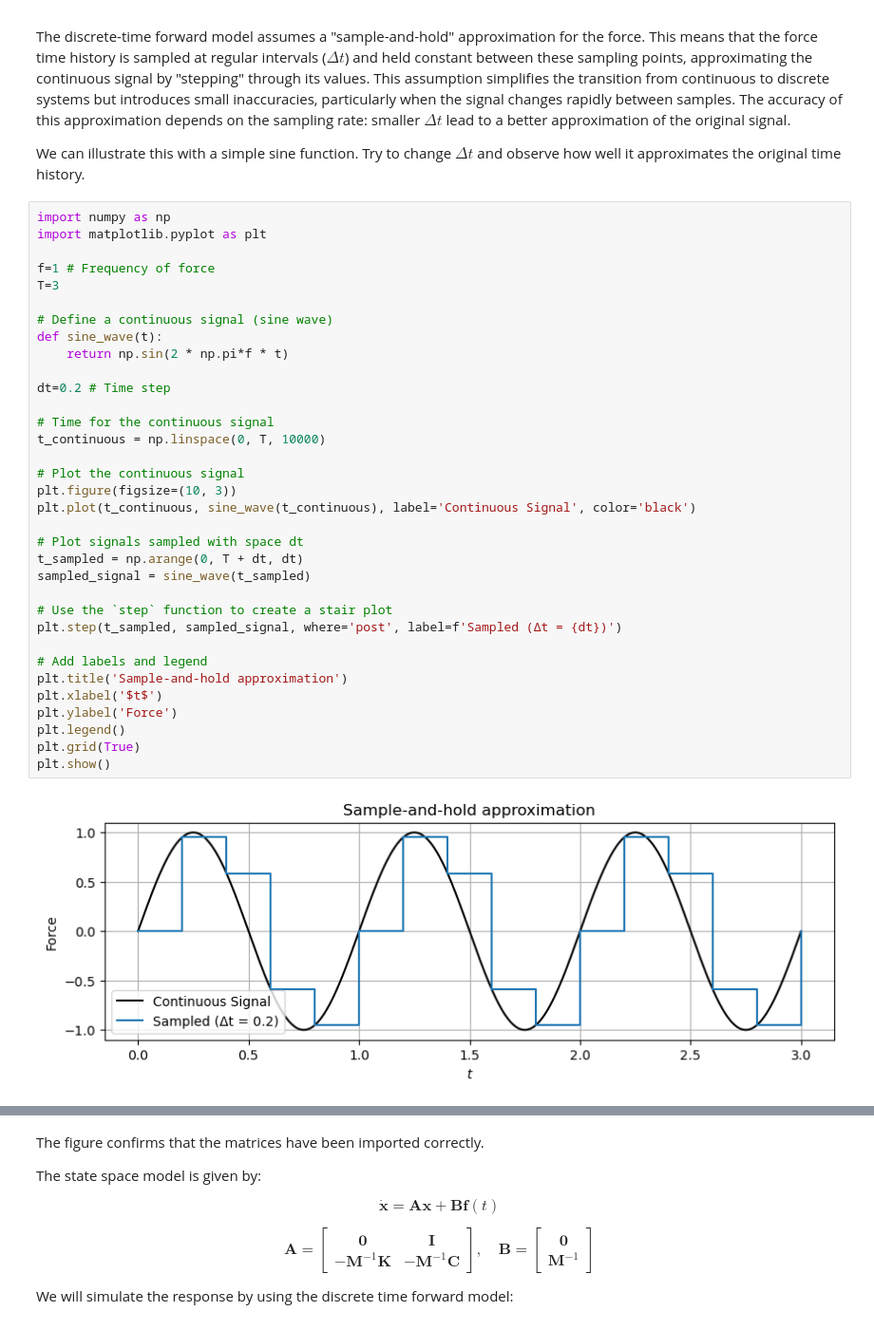
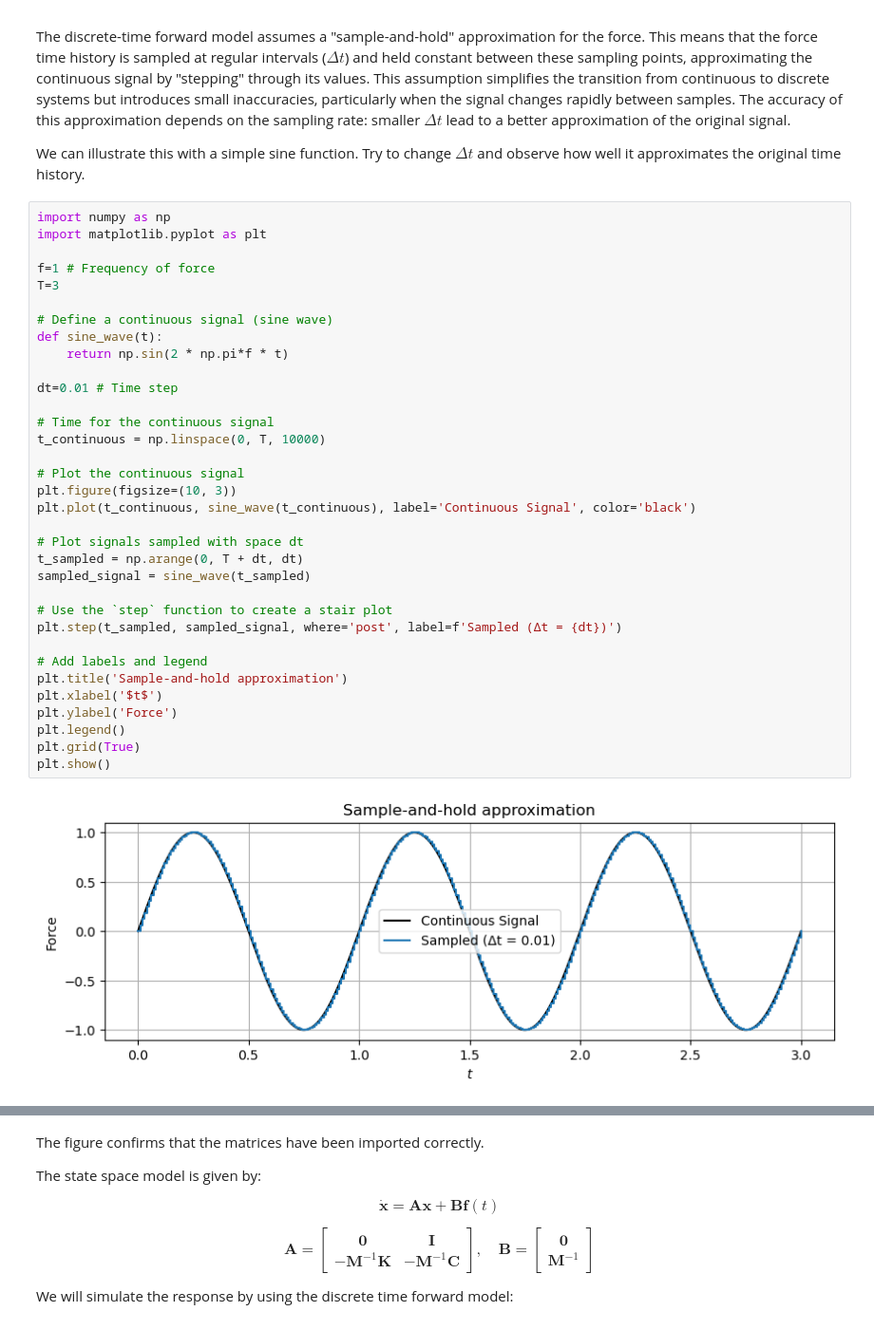
Before and after one commit to oiseth/TKT4108StructuralDynamics2, a Jupyter notebook: python/jupyterNotebooks/Example 6_2 Discrete time forward model.ipynb, the cells around one changed output, grey strips where cells are left out. Shown at 95% size. Drawn from its saved outputs; the diff is of its cells as text.

```diff
--- a/python/jupyterNotebooks/Example 6_2 Discrete time forward model.ipynb
+++ b/python/jupyterNotebooks/Example 6_2 Discrete time forward model.ipynb
@@ -49,35 +49,35 @@ import matplotlib.pyplot as plt
 f=1 # Frequency of force
 T=3
 
 # Define a continuous signal (sine wave)
 def sine_wave(t):
     return np.sin(2 * np.pi*f * t)
 
-dt=0.2 # Time step
+dt=0.01 # Time step
 
 # Time for the continuous signal
 t_continuous = np.linspace(0, T, 10000)
 
 # Plot the continuous signal
 plt.figure(figsize=(10, 3))
 plt.plot(t_continuous, sine_wave(t_continuous), label='Continuous Signal', color='black')
 
 # Plot signals sampled with space dt
 t_sampled = np.arange(0, T + dt, dt)
 sampled_signal = sine_wave(t_sampled)
 
 # Use the `step` function to create a stair plot
 plt.step(t_sampled, sampled_signal, where='post', label=f'Sampled (Δt = {dt})')
 
 # Add labels and legend
 plt.title('Sample-and-hold approximation')
 plt.xlabel('$t$')
 plt.ylabel('Force')
 plt.legend()
 plt.grid(True)
 plt.show()
 # %% [output]
-[figure, old version]
+[figure, new version]
 # %% [markdown]
 
 ## Truss structure
```
Also changed, not shown: parts of 4 cells of this notebook.
